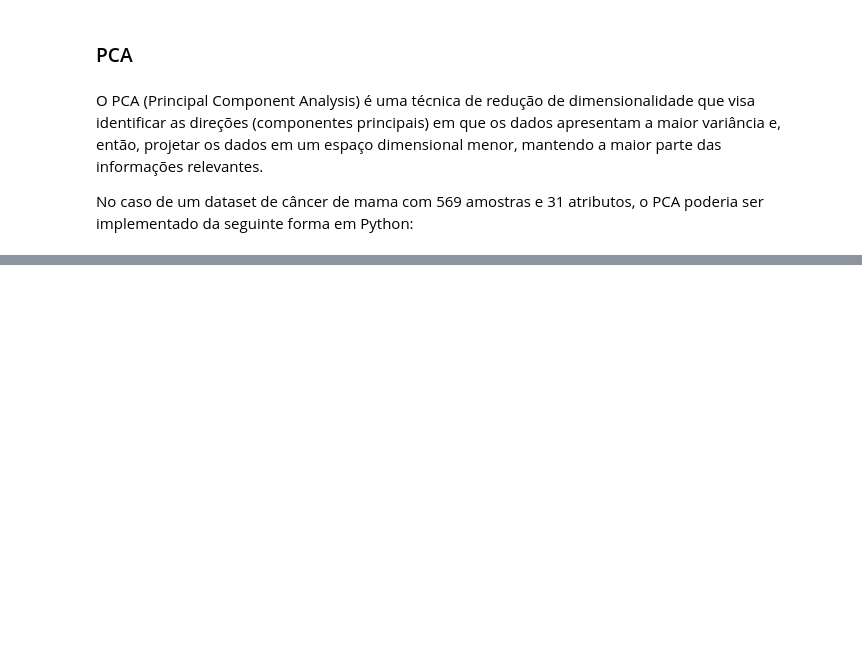
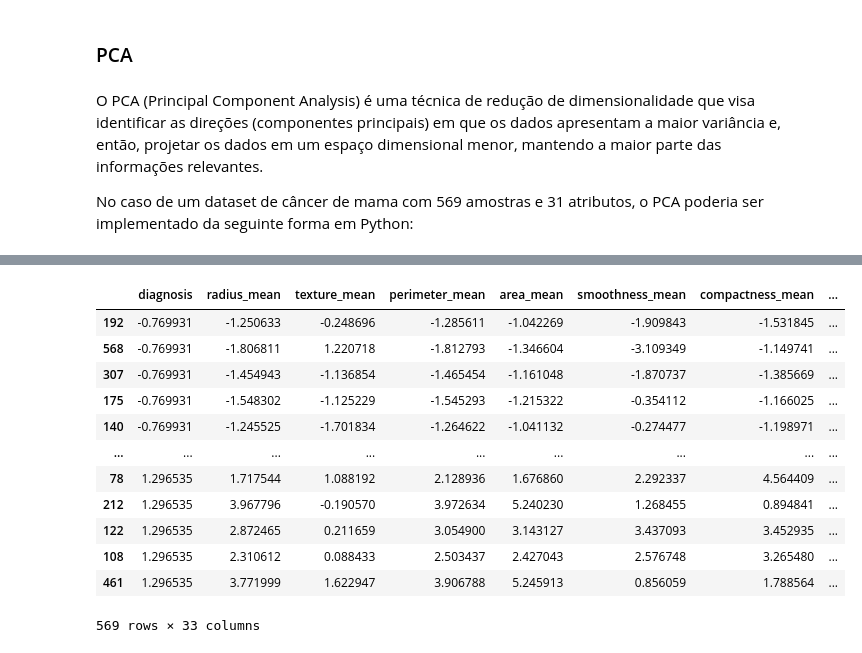
Before and after one commit to Gus-1003/DataScience, a Jupyter notebook: Análise_Dataset_Câncer-de-Mama/Analise_Dataset_Cancer_de_Mama.ipynb, the cells around one changed output, grey strips where cells are left out. Cells and saved outputs as stored; diff of their text form; code cells hidden in the pictures; blank space fills up the shorter version.

```diff
--- a/Análise_Dataset_Câncer-de-Mama/Analise_Dataset_Cancer_de_Mama.ipynb
+++ b/Análise_Dataset_Câncer-de-Mama/Analise_Dataset_Cancer_de_Mama.ipynb
@@ -472,2 +497,18 @@ for column in casos_normais.select_dtypes(include=['float', 'int']).columns:
+# %%
+casos_normais.sort_values(by="PCA1", ascending=True)
+# %% [output]
+|  | diagnosis | radius_mean | texture_mean | perimeter_mean | area_mean | smoothness_mean | compactness_mean | ... |
+| 192 | -0.769931 | -1.250633 | -0.248696 | -1.285611 | -1.042269 | -1.909843 | -1.531845 | ... |
+| 568 | -0.769931 | -1.806811 | 1.220718 | -1.812793 | -1.346604 | -3.109349 | -1.149741 | ... |
+| 307 | -0.769931 | -1.454943 | -1.136854 | -1.465454 | -1.161048 | -1.870737 | -1.385669 | ... |
+| 175 | -0.769931 | -1.548302 | -1.125229 | -1.545293 | -1.215322 | -0.354112 | -1.166025 | ... |
+| 140 | -0.769931 | -1.245525 | -1.701834 | -1.264622 | -1.041132 | -0.274477 | -1.198971 | ... |
+| ... | ... | ... | ... | ... | ... | ... | ... | ... |
+| 78 | 1.296535 | 1.717544 | 1.088192 | 2.128936 | 1.676860 | 2.292337 | 4.564409 | ... |
+| 212 | 1.296535 | 3.967796 | -0.190570 | 3.972634 | 5.240230 | 1.268455 | 0.894841 | ... |
+| 122 | 1.296535 | 2.872465 | 0.211659 | 3.054900 | 3.143127 | 3.437093 | 3.452935 | ... |
+| 108 | 1.296535 | 2.310612 | 0.088433 | 2.503437 | 2.427043 | 2.576748 | 3.265480 | ... |
+| 461 | 1.296535 | 3.771999 | 1.622947 | 3.906788 | 5.245913 | 0.856059 | 1.788564 | ... |
+569 rows × 33 columns
 # %%
 # seleciona os atributos que deseja plotar
```
Also changed, not shown: parts of 21 cells of this notebook.
